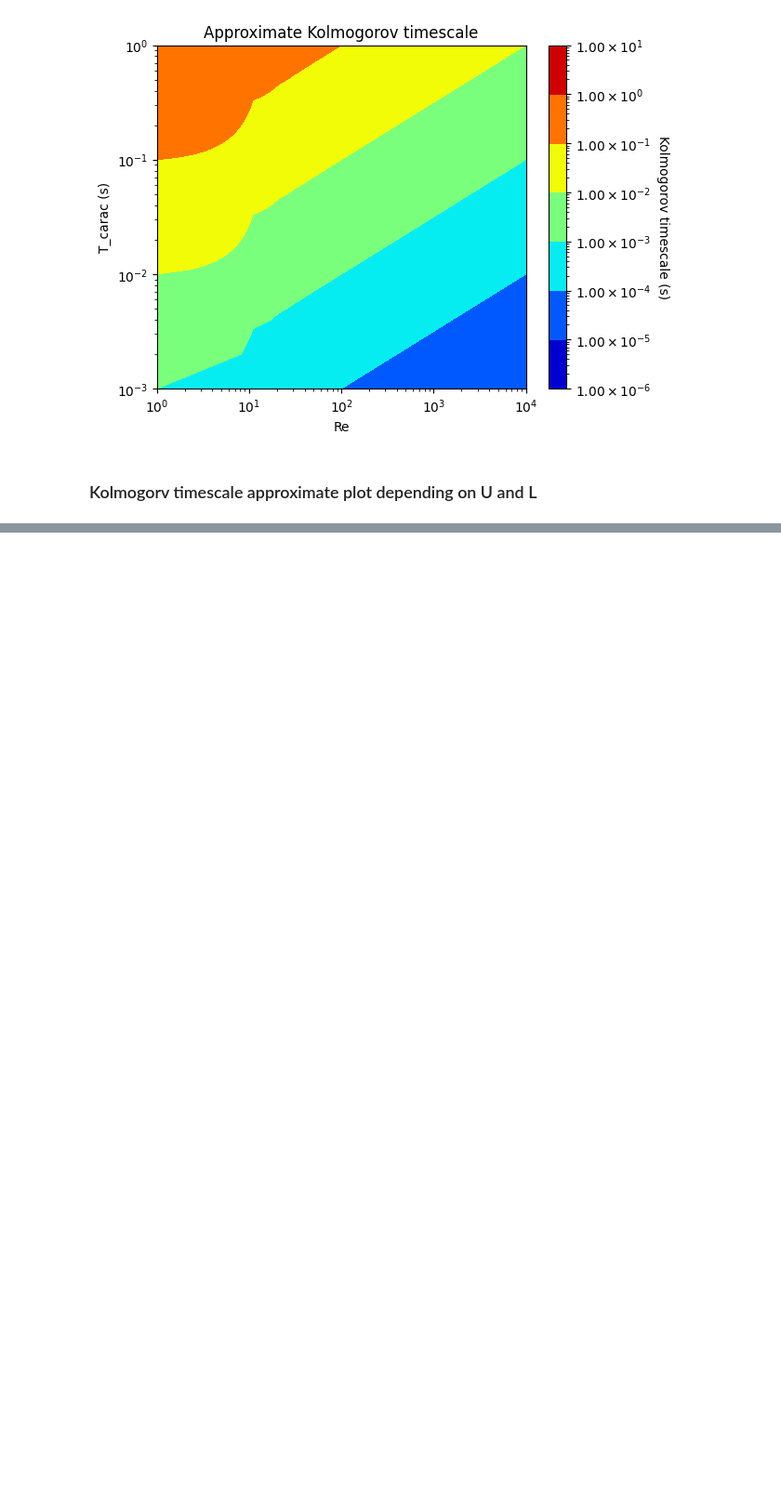
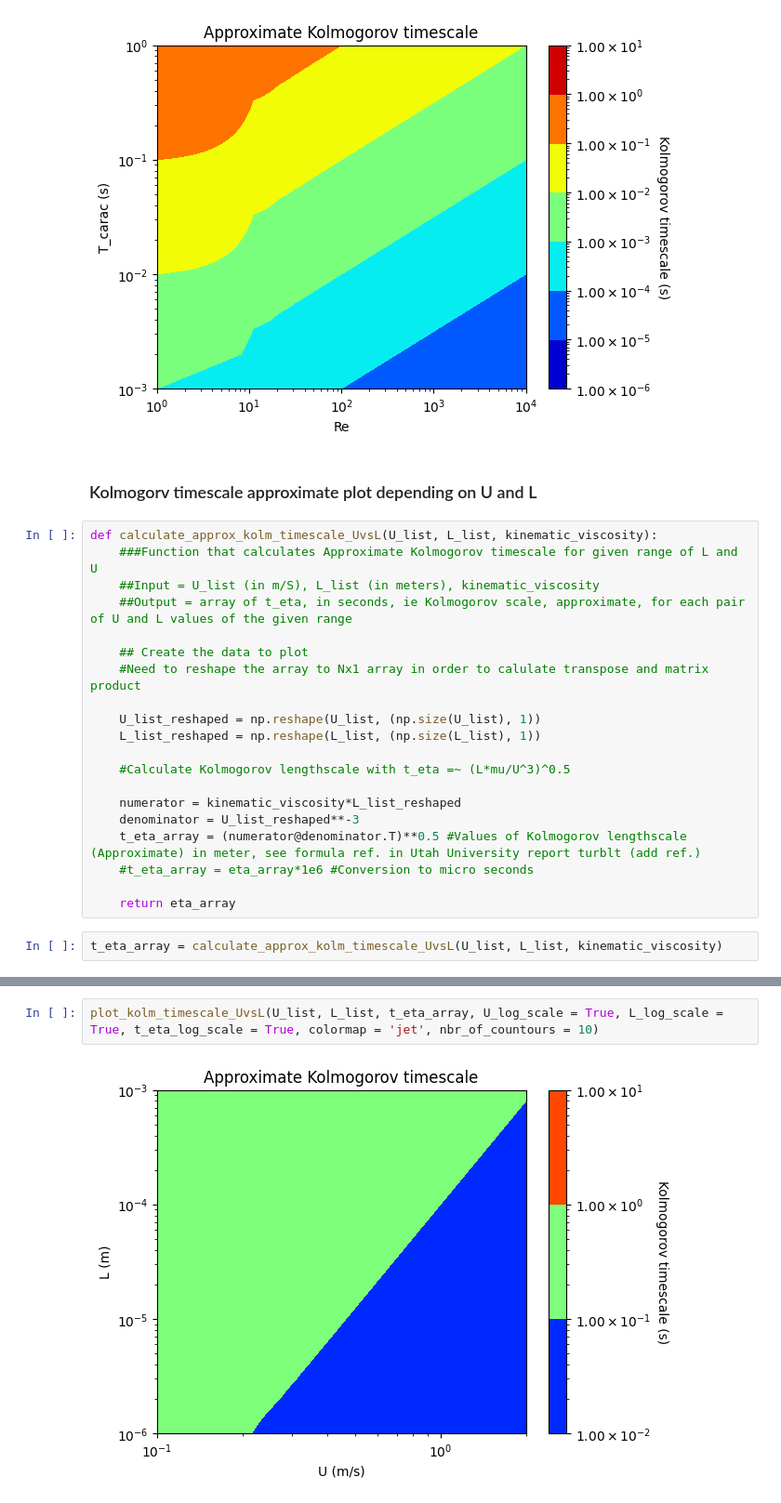
Before and after one commit to henri-avec-un-i/UPC_internship, a Jupyter notebook: caracterisation_of_turbulent_scales.ipynb, the cells around one changed output, grey strips where cells are left out. Shown: that part at 93% size. Saved outputs shown, nothing was run; the diff lists cells and outputs as text; blank space fills up the shorter version.

```diff
--- a/caracterisation_of_turbulent_scales.ipynb
+++ b/caracterisation_of_turbulent_scales.ipynb
@@ -259,3 +259,25 @@ plot_kolm_timescale(Re_list, T_carac_list, t_eta_array, Re_log_scale = True, T_c
 [figure]
 # %% [markdown]
 ### Kolmogorv timescale approximate plot depending on U and L
+# %%
+def calculate_approx_kolm_timescale_UvsL(U_list, L_list, kinematic_viscosity):
+    ###Function that calculates Approximate Kolmogorov timescale for given range of L and U
+    ##Input = U_list (in m/S), L_list (in meters), kinematic_viscosity
+    ##Output = array of t_eta, in seconds, ie Kolmogorov scale, approximate, for each pair of U and L values of the given range
+
+    ## Create the data to plot
+    #Need to reshape the array to Nx1 array in order to calulate transpose and matrix product
+
+    U_list_reshaped = np.reshape(U_list, (np.size(U_list), 1))
+    L_list_reshaped = np.reshape(L_list, (np.size(L_list), 1))
+
+    #Calculate Kolmogorov lengthscale with t_eta =~ (L*mu/U^3)^0.5
+
+    numerator = kinematic_viscosity*L_list_reshaped
+    denominator = U_list_reshaped**-3
+    t_eta_array = (numerator@denominator.T)**0.5 #Values of Kolmogorov lengthscale (Approximate) in meter, see formula ref. in Utah University report turblt (add ref.)
+    #t_eta_array = eta_array*1e6 #Conversion to micro seconds
+
+    return eta_array
+# %%
+t_eta_array = calculate_approx_kolm_timescale_UvsL(U_list, L_list, kinematic_viscosity)
@@ -261,0 +329,4 @@ plot_kolm_timescale(Re_list, T_carac_list, t_eta_array, Re_log_scale = True, T_c
+# %%
+plot_kolm_timescale_UvsL(U_list, L_list, t_eta_array, U_log_scale = True, L_log_scale = True, t_eta_log_scale = True, colormap = 'jet', nbr_of_countours = 10)
+# %% [output]
+[figure, added]
```
Also changed, not shown: parts of 3 cells of this notebook.
